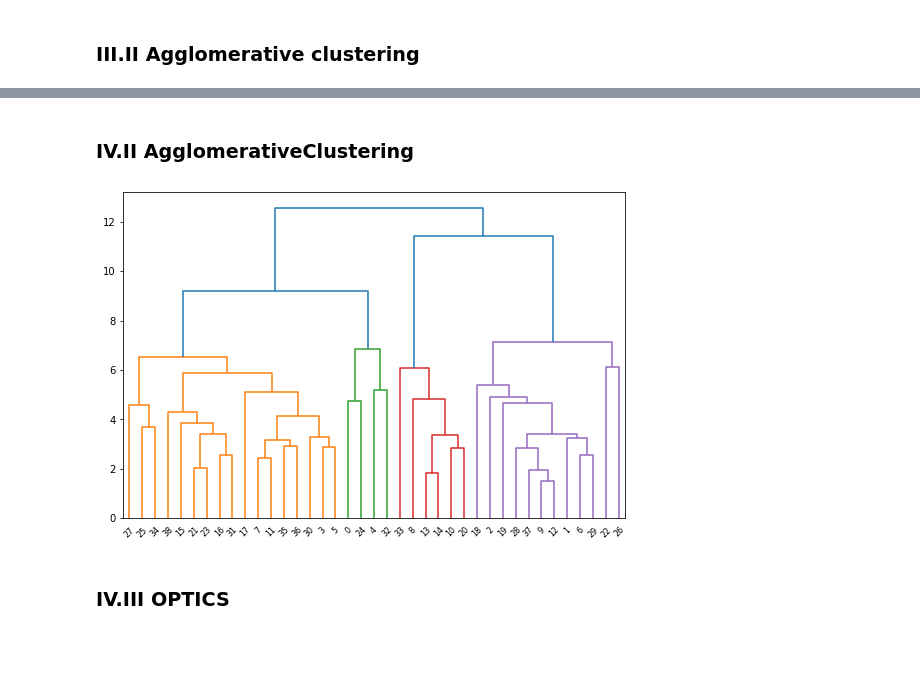
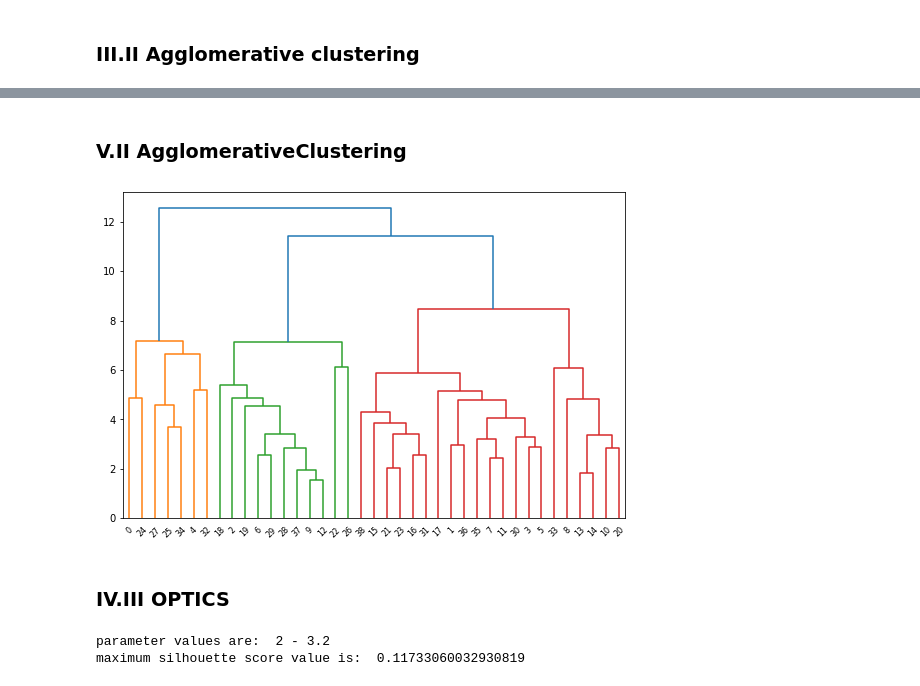
Before and after one commit to amakarewicz/BEngThesis, a Jupyter notebook: Clustering.ipynb, the cells around one changed output, grey strips where cells are left out. Cells and saved outputs as stored; diff of their text form; code cells hidden in the pictures; blank space fills up the shorter version.

```diff
--- a/Clustering.ipynb
+++ b/Clustering.ipynb
@@ -279,33 +318,35 @@ plt.xticks(list(range(2, len(silhouette)+2 )));
 # %% [markdown]
-### IV.II AgglomerativeClustering
+### V.II AgglomerativeClustering
 # %%
-agglomerative = AgglomerativeClustering(linkage = 'complete', n_clusters = 4)
+agglomerative = AgglomerativeClustering(linkage = 'complete', n_clusters = 4, compute_distances=True)
 y_agg = agglomerative.fit_predict(data_flat.iloc[:, 2:])
 # %%
 plot_clustering(countries, y_agg)
-# %%
-plot_dendrogram(agg)
-# %% [output]
-[figure, removed]
+# %%
+# visualisation of mergings
+plot_dendrogram(agglomerative)
+# %% [output]
+[figure, added]
 # %% [markdown]
 ### IV.III OPTICS
 # %%
-# POPRAWIC NA OPTICS
-# # tuning hyperparameters
-# min_grid = [x for x in range(2, 39, 1)]
-# eps_grid = np.arange(0.1, 5, 0.1)
-# best_params = {}
-# for m in min_grid:
-#     for e in eps_grid:
-#         dbscan = DBSCAN(eps = e, min_samples = m).fit(data_flat.iloc[:, 2:])
-#         labels = dbscan.labels_
+# tuning hyperparameters
+min_grid = [x for x in range(2, 39, 1)] # min_samples parameter
+eps_grid = np.arange(0.1, 12, 0.1) # eps parameter
+best_params = {}
+for m in min_grid:
+    for e in eps_grid:
+        dbscan = DBSCAN(eps = e, min_samples = m).fit(data_flat.iloc[:, 2:])
+        labels = dbscan.labels_
+        if len(set(labels)) > 2: # at least 2 clusters + outliers
+            cal_score = silhouette_score(data_flat.iloc[:, 2:], labels)
 
-#         if len(set(labels)) > 1:
-#             cal_score = calinski_harabasz_score(data_flat.iloc[:, 2:], labels)
+            if cal_score > 0:
+                best_params[str(m) + " - " + str(e)] = cal_score
 
-#             if cal_score > 0:
-#                 best_params[str(m) + " - " + str(e)] = cal_score
-
-# max_key = max(best_params, key = best_params.get)
-# print("parameter values are: ", max_key)
-# print("maximum calinski-harabasz score value is: ", best_params[max_key])
+max_key = max(best_params, key = best_params.get)
+print("parameter values are: ", max_key)
+print("maximum silhouette score value is: ", best_params[max_key])
+# %% [output]
+parameter values are:  2 - 3.2
+maximum silhouette score value is:  0.11733060032930819
```
Also changed, not shown: parts of 28 cells of this notebook.
